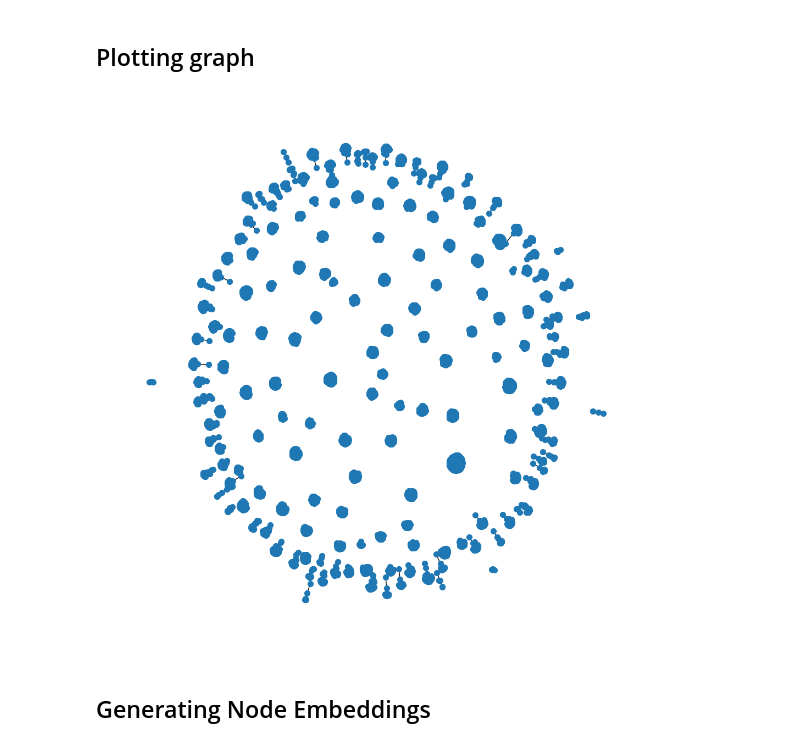
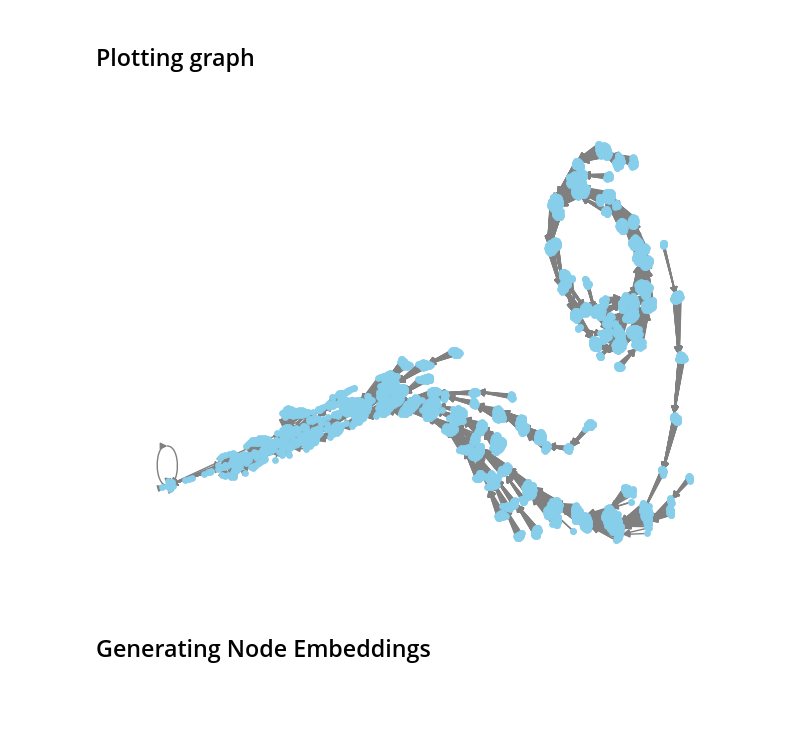
Before and after one commit to Wiferpagri/High-Performance-Employee-Resign-Prediction, a Jupyter notebook: notebooks/4.0-wfp-node-generation.ipynb, the cells around one changed output. Drawn from its saved outputs; the diff is of its cells as text; code cells hidden in the pictures; blank space fills up the shorter version.

Commit message:
Remade node and catched their embeddings

```diff
--- a/notebooks/4.0-wfp-node-generation.ipynb
+++ b/notebooks/4.0-wfp-node-generation.ipynb
@@ -17,8 +17,8 @@ from utils import paths
 train_df = pd.read_csv(paths.data_interim_dir('train_clean.csv'))
 test_df = pd.read_csv(paths.data_interim_dir('test_clean.csv'))
 # %%
-target = train_df['abandono_6meses']
-combined_df = pd.concat([train_df.drop('abandono_6meses', axis=1), test_df])
+target = train_df['resign']
+combined_df = pd.concat([train_df.drop('resign', axis=1), test_df]).reset_index(drop=True)
 # %%
 combined_df.info()
 # %% [output]
@@ -51,13 +44,26 @@ G.add_edges_from(edges)
+# %%
+G = nx.DiGraph()
+# %%
+# Adding nodes
+
+for employee in combined_df['id_employee_employee']:
+    G.add_node(employee)
+# %%
+# Adding Edges
+
+for idx, row in combined_df.iterrows():
+    G.add_edge(row['id_employee_employee'], row['id_last_boss_employee'])
+    G.add_edge(row['id_last_boss_employee'], row['id_last_boss_boss'])
 # %% [markdown]
 ## Plotting graph
 # %%
 import matplotlib.pyplot as plt
 
-plt.figure(figsize=(10, 10))
-nx.draw(G, node_size=50, font_size=8)
+pos = nx.spring_layout(G)
+nx.draw(G, pos, with_labels=False, node_color='skyblue', node_size=15, edge_color='gray')
 plt.show()
 # %% [output]
-[figure, old version]
+[figure, new version]
 # %% [markdown]
 ## Generating Node Embeddings
 # %%
```
Also changed, not shown: parts of 18 cells of this notebook, 2 other files.
